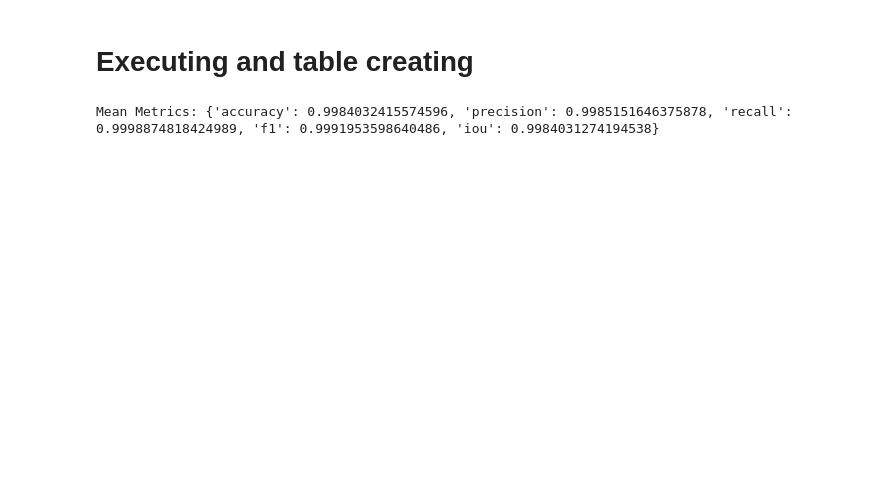
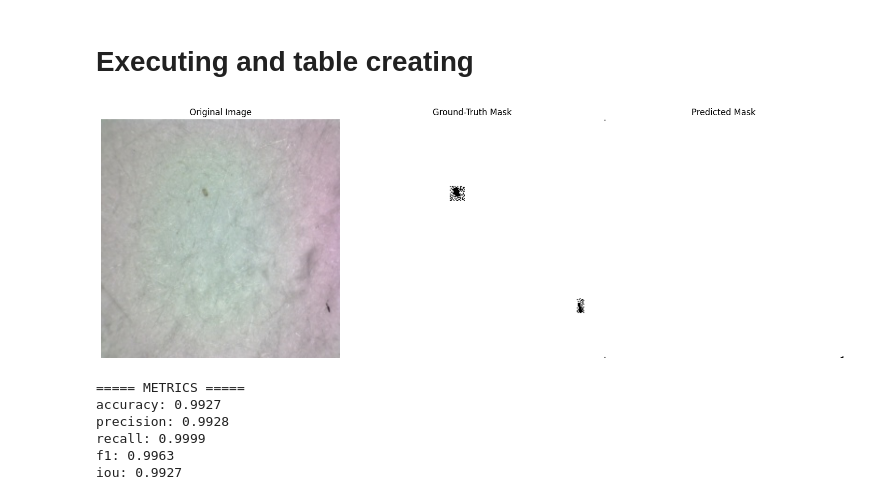
Before and after one commit to Lukas-Pupelis/Kursinis, a Jupyter notebook: Kursinis.ipynb, the cells around one changed output. Drawn from its saved outputs; the diff is of its cells as text; code cells hidden in the pictures; blank space fills up the shorter version.

```diff
--- a/Kursinis.ipynb
+++ b/Kursinis.ipynb
@@ -459,19 +449,58 @@ TypeError: Invalid shape (1, 256, 256) for image data
 # %% [markdown]
 # Executing and table creating
-# %%
-# Example usage
-# Assuming `test_dataloader` is your DataLoader with test data
-# and `model` is your trained PyTorch model
-
-device = torch.device("cuda" if torch.cuda.is_available() else "cpu")
-model = model.to(device)
-mean_metrics = test_model_and_calculate_statistics(model, dataloader, device=device)
-
-# Print the results
-print("Mean Metrics:", mean_metrics)
-#print("P-Value:", p_value)
-# %% [output]
-Mean Metrics: {'accuracy': 0.9984032415574596, 'precision': 0.9985151646375878, 'recall': 0.9998874818424989, 'f1': 0.9991953598640486, 'iou': 0.9984031274194538}
+# %%
+def main():
+    # You must provide the paths to your images and masks.
+    # Each must have matching filenames (e.g. "001.png" for both).
+    images_dir = resized_images_dir
+    masks_dir  = resized_masks_dir
+
+    # If your model was trained on black=foreground, white=background,
+    # but your masks are the opposite, set invert_mask=True.
+    # Otherwise, set invert_mask=False.
+    invert_mask = False
+
+    # 1) Create the Dataloader
+    dataloader = get_dataloader(
+        images_dir=images_dir,
+        masks_dir=masks_dir,
+        invert_mask=invert_mask,
+        batch_size=32
+    )
+
+    # 2) Create or load your model
+    model = create_model()
+    # If you have pretrained weights, load them:
+    #   model.load_state_dict(torch.load("model_weights.pth"))
+
+    # 3) Visualize a sample batch
+    #    (Helps you confirm if the mask is indeed correct after inversion/binarization)
+    visualize_batch(model, dataloader, device="cpu", threshold=0.5)
+
+    # 4) Calculate metrics on the entire dataset
+    metrics = test_model_and_calculate_statistics(
+        model=model,
+        dataloader=dataloader,
+        device="cpu",       # or "cuda"
+        threshold=0.5       # threshold for converting probabilities to 0/1
+    )
+
+    # 5) Print the results
+    print("===== METRICS =====")
+    for k,v in metrics.items():
+        print(f"{k}: {v:.4f}")
+
+
+if __name__ == "__main__":
+    main()
+# %% [output]
+[figure, added]
+===== METRICS =====
+accuracy: 0.9927
+precision: 0.9928
+recall: 0.9999
+f1: 0.9963
+iou: 0.9927
 # %%
 import pandas as pd
 from tabulate import tabulate  # Optional, for a nice CLI table
```
Also changed, not shown: parts of 14 cells of this notebook.
